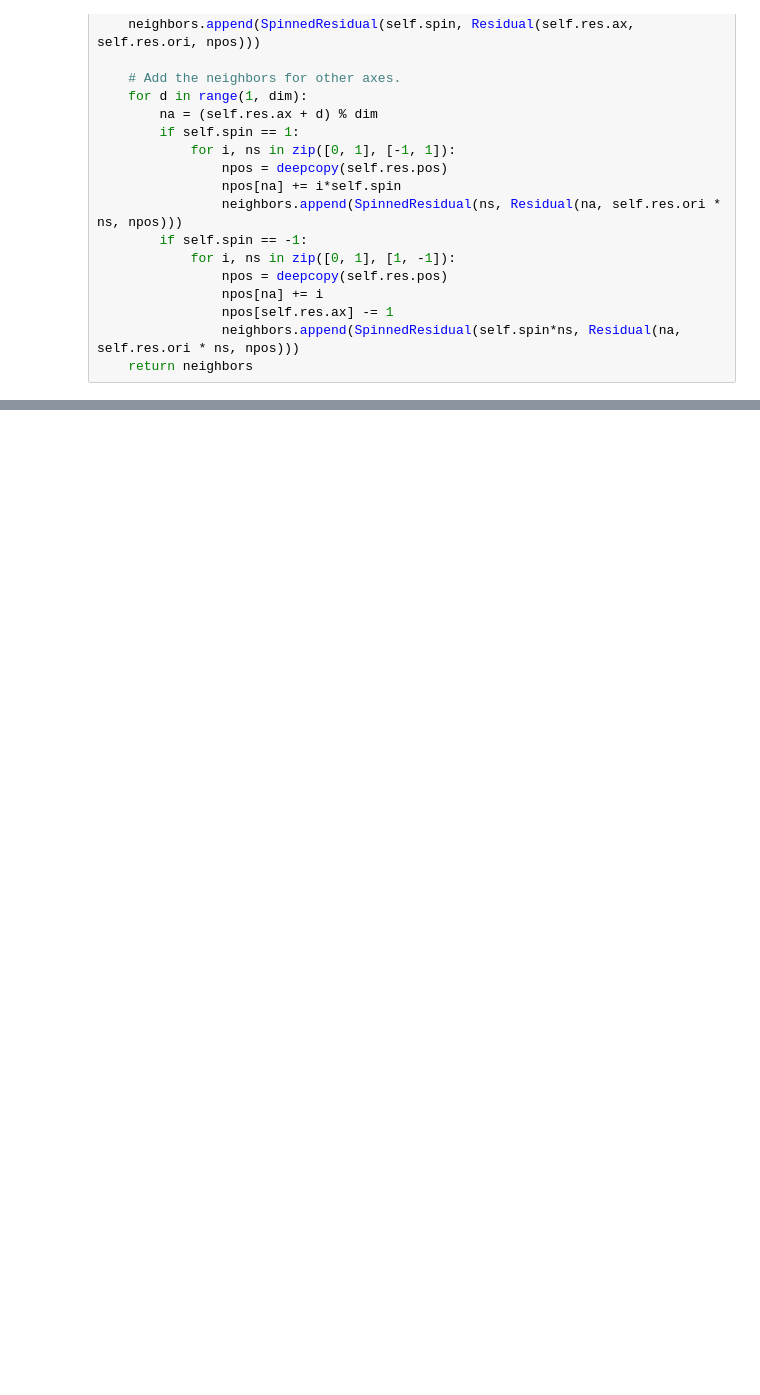
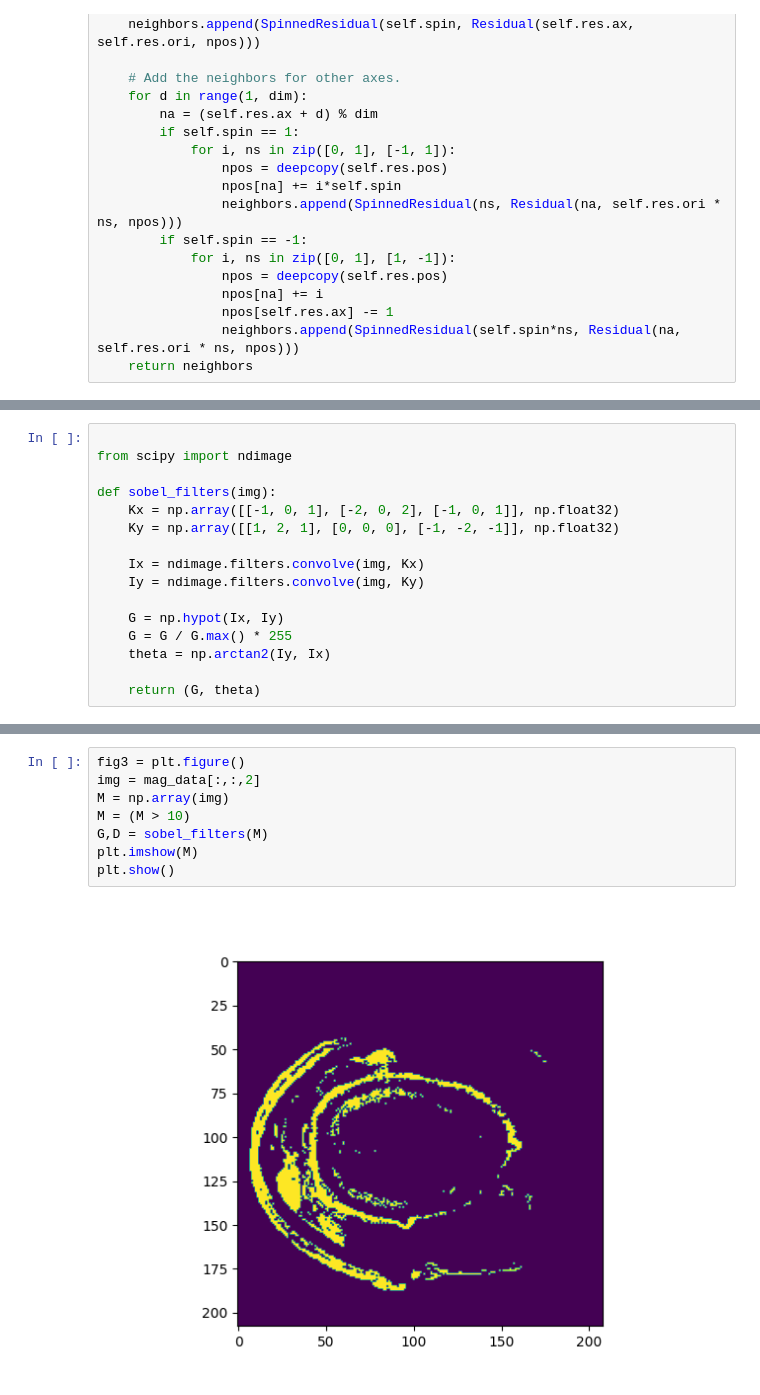
Before and after one commit to Mehdi5578/3DPU_Plateau_Problem, a Jupyter notebook: solution.ipynb, the cells around one changed output, grey strips where cells are left out. Drawn from its saved outputs; the diff is of its cells as text; blank space fills up the shorter version.

```diff
--- a/solution.ipynb
+++ b/solution.ipynb
@@ -408,0 +434,16 @@ FlaggedLoop(closed=True, loop=[SpinnedResidual(spin=-1, res=Residual(ax=1, ori=-
+# %%
+
+from scipy import ndimage
+
+def sobel_filters(img):
+    Kx = np.array([[-1, 0, 1], [-2, 0, 2], [-1, 0, 1]], np.float32)
+    Ky = np.array([[1, 2, 1], [0, 0, 0], [-1, -2, -1]], np.float32)
+
+    Ix = ndimage.filters.convolve(img, Kx)
+    Iy = ndimage.filters.convolve(img, Ky)
+
+    G = np.hypot(Ix, Iy)
+    G = G / G.max() * 255
+    theta = np.arctan2(Iy, Ix)
+
+    return (G, theta)
@@ -408,0 +546,10 @@ FlaggedLoop(closed=True, loop=[SpinnedResidual(spin=-1, res=Residual(ax=1, ori=-
+# %%
+fig3 = plt.figure()
+img = mag_data[:,:,2]
+M = np.array(img)
+M = (M > 10)
+G,D = sobel_filters(M)
+plt.imshow(M)
+plt.show()
+# %% [output]
+[figure, added]
```
Also changed, not shown: parts of 37 cells of this notebook.
